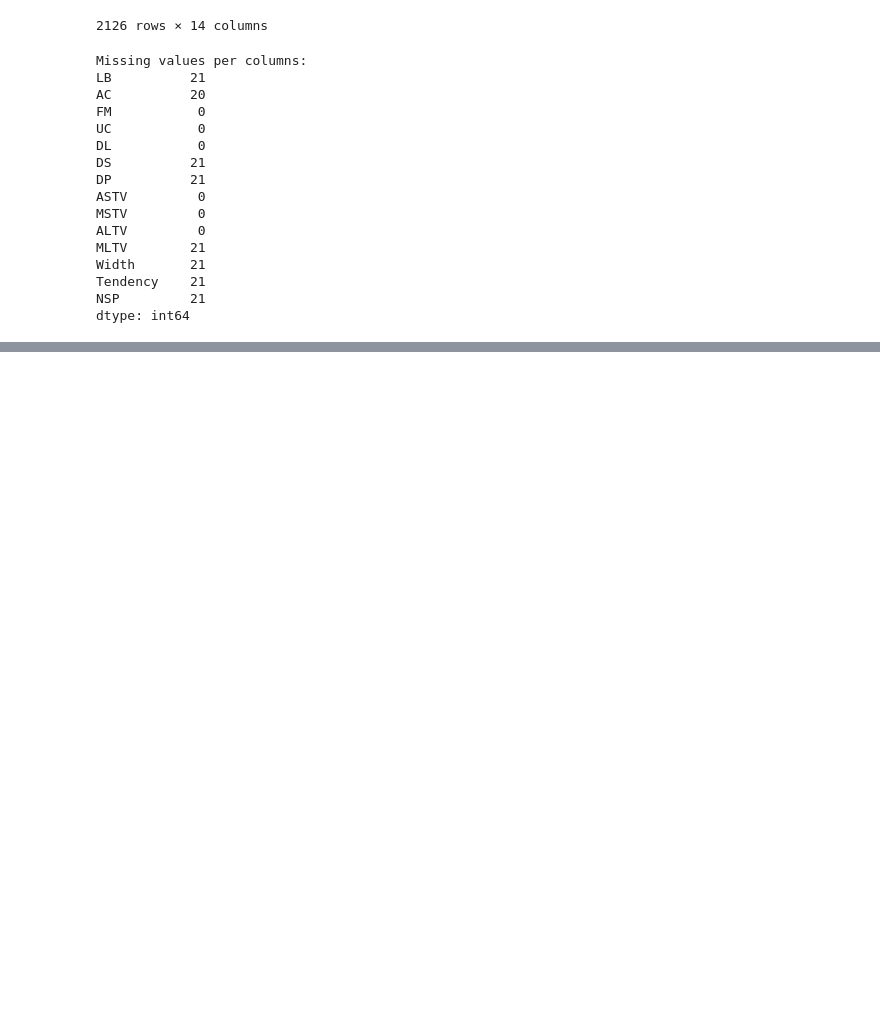
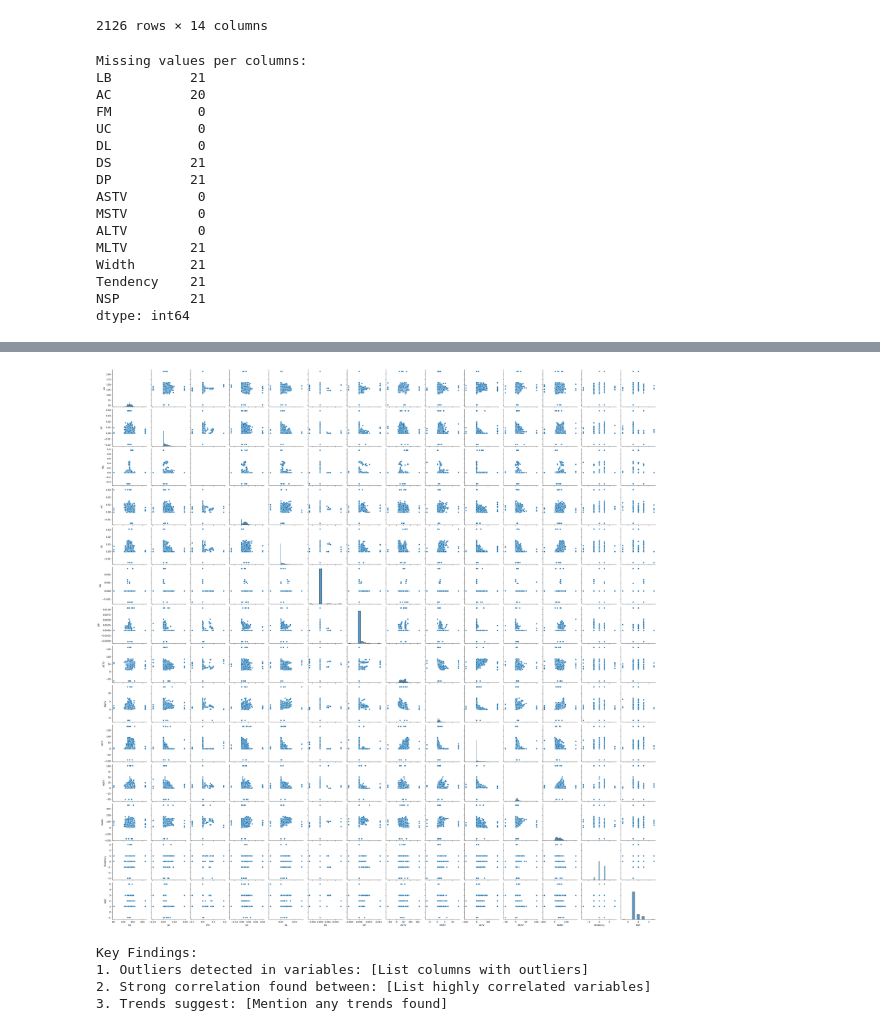
Before and after one commit to JayashriiDhage24/Data-Science-Assigmnets, a Jupyter notebook: Assignment 10(EDA).ipynb, the cells around one changed output, grey strips where cells are left out. Drawn from its saved outputs; the diff is of its cells as text; code cells hidden in the pictures; blank space fills up the shorter version.

```diff
--- a/Assignment 10(EDA).ipynb
+++ b/Assignment 10(EDA).ipynb
@@ -41,0 +113,17 @@ dtype: int64
+# %%
+# Pairplot
+sns.pairplot(Data_set)
+plt.show()
+# %% [output]
+[figure, added]
+# %%
+# Conclusion
+print("Key Findings:")
+print("1. Outliers detected in variables: [List columns with outliers]")
+print("2. Strong correlation found between: [List highly correlated variables]")
+print("3. Trends suggest: [Mention any trends found]")
+# %% [output]
+Key Findings:
+1. Outliers detected in variables: [List columns with outliers]
+2. Strong correlation found between: [List highly correlated variables]
+3. Trends suggest: [Mention any trends found]
```
Also changed, not shown: parts of 7 cells of this notebook, 4 other files.
